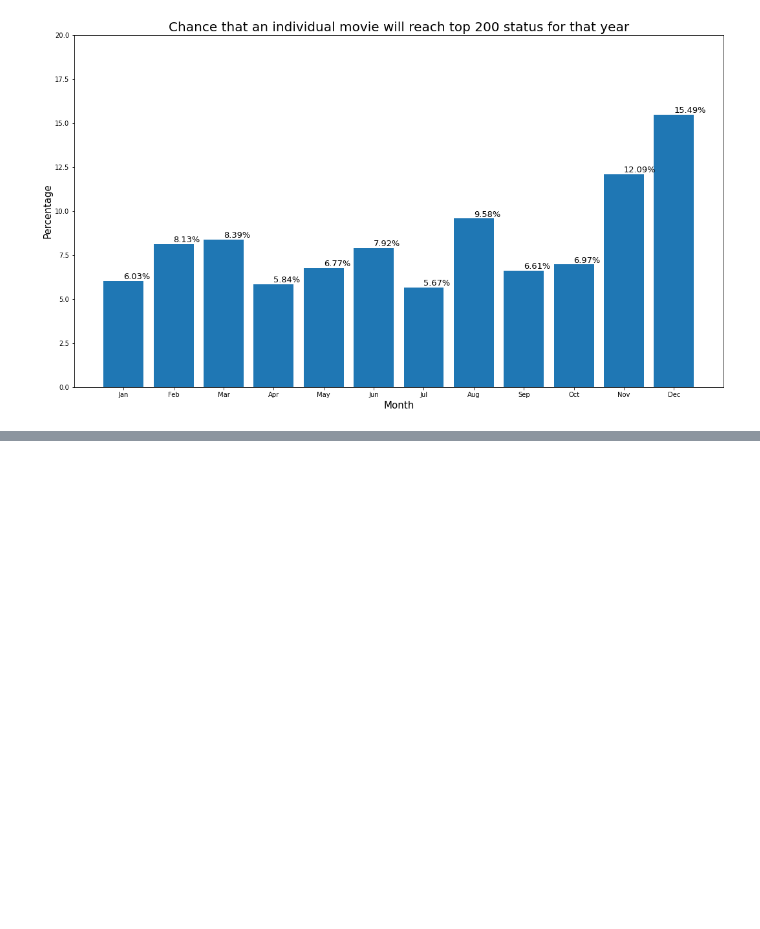
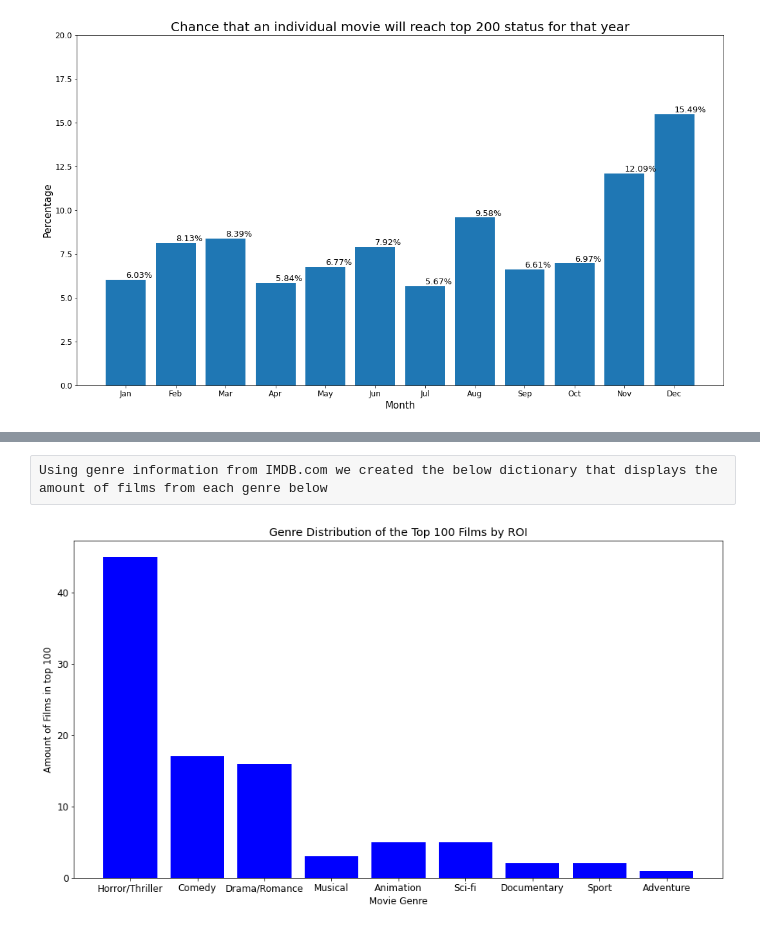
Before and after one commit to dmedd98/Group-4-Microsoft_Movie_Analysis, a Jupyter notebook: notebooks/Cleaned_December_Movie_Launch.ipynb, the cells around one changed output, grey strips where cells are left out. Cells and saved outputs as stored; diff of their text form; code cells hidden in the pictures; blank space fills up the shorter version.

```diff
--- a/notebooks/Cleaned_December_Movie_Launch.ipynb
+++ b/notebooks/Cleaned_December_Movie_Launch.ipynb
@@ -226,0 +363,19 @@ Text(0.5, 1.0, 'Chance that an individual movie will reach top 200 status for th
+# %% [raw]
+Using genre information from IMDB.com we created the below dictionary that displays the amount of films from each genre below
+# %%
+genres_top100roi = {'Horror/Thriller': 45, 'Comedy' : 17, 'Drama/Romance' : 16, 'Musical' : 3, 'Animation' : 5, 'Sci-fi' : 5, 'Documentary' : 2, 'Sport' : 2, 'Adventure' : 1}
+# %%
+fig, ax = plt.subplots(figsize = (15, 8))
+
+plt.bar(range(len(genres_top100roi)), genres_top100roi.values(), align='center', color = 'b')
+plt.xticks(range(len(genres_top100roi)), list(genres_top100roi.keys()))
+
+
+plt.xlabel('Movie Genre')
+plt.ylabel('Amount of Films in top 100')
+plt.title('Genre Distribution of the Top 100 Films by ROI')
+
+
+plt.show()
+# %% [output]
+[figure, added]
```
Also changed, not shown: parts of 29 cells of this notebook.
